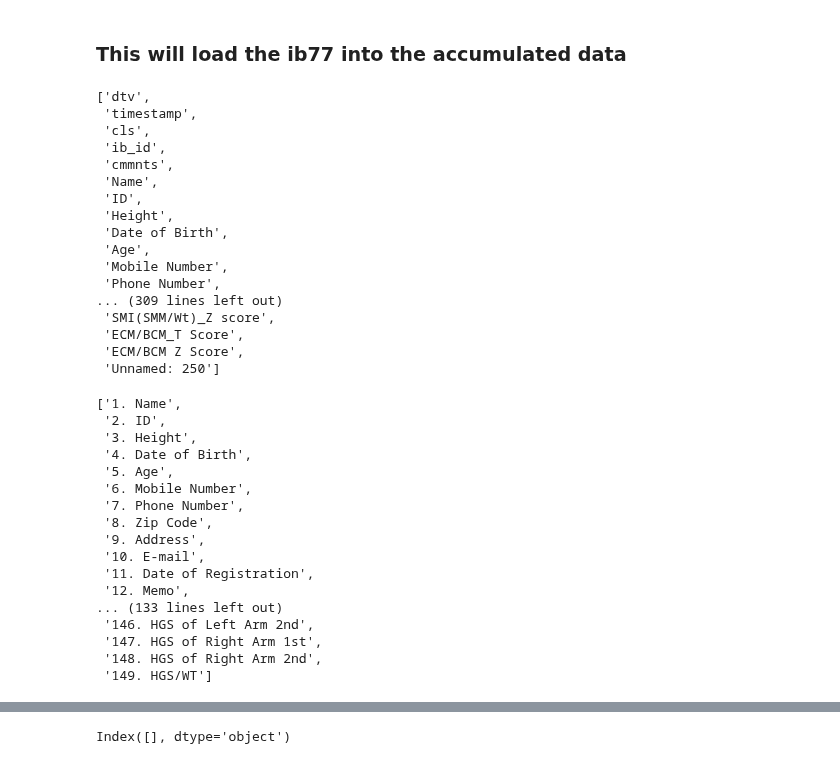
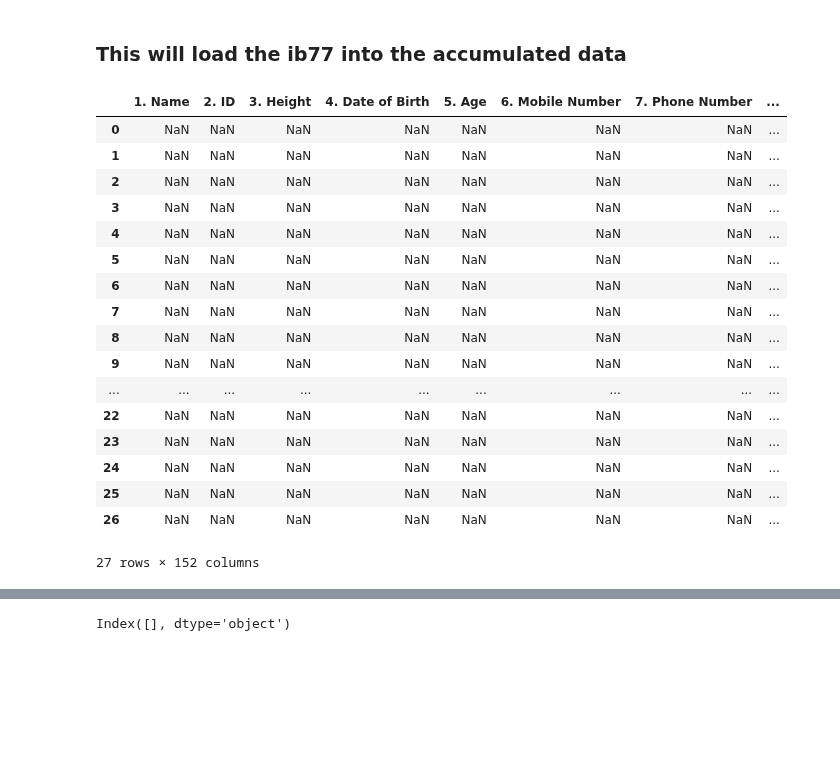
Before and after one commit to 1ratlabs/JL_2, a Jupyter notebook: ib_fls_import.ipynb, the cells around one changed output, grey strips where cells are left out. Saved outputs shown, nothing was run; the diff lists cells and outputs as text; code cells hidden in the pictures; blank space fills up the shorter version.

```diff
--- a/ib_fls_import.ipynb
+++ b/ib_fls_import.ipynb
@@ -370,10 +356,11 @@ df_m_ib_tst_nms
 ### ib77:  This segment reads the data from the Excel file_ib77 and computes the names of the column heads, strips them of numbers, puts them in a List, and records them in a pickle. *ib77_raw_nms*
 # %%
 # loads the new from the 770
-ib77_raw = universal_import(
+df_ib77_raw = universal_import(
     folder_path="/home/bhuns/JL_2/data/ib77",
     pattern="*"
 )
+# verify df_ib77_raw
 # %% [output]
 ✅ Loaded 091725_20251225081906.csv with utf-8
 ✅ Loaded 091725_20251213054921.csv with utf-8
@@ -512,47 +488,33 @@ with open("ib97_raw_nms.pkl", "rb") as f:
 ### This will load the ib77 into the accumulated data
 # %%
 df_m_ib_tst_nms = list(df_m_ib_tst.columns)
-# verify
-df_m_ib_tst_nms
+# verify df_m_ib_tst_nms
-# %% [output]
-['dtv',
- 'timestamp',
- 'cls',
- 'ib_id',
- 'cmmnts',
- 'Name',
- 'ID',
- 'Height',
- 'Date of Birth',
- 'Age',
- 'Mobile Number',
- 'Phone Number',
-... (309 lines left out)
- 'SMI(SMM/Wt)_Z score',
- 'ECM/BCM_T Score',
- 'ECM/BCM Z Score',
- 'Unnamed: 250']
 # %%
+# Calculate missing columns when IB77 raw data is appended to IB_tst Data frame
 ib77_raw_missing_cols = [col for col in ib77_raw.columns if col not in df_m_ib_tst_nms]
-# verify
-ib77_raw_missing_cols
+# verify ib77_raw_missing_cols
-# %% [output]
-['1. Name',
- '2. ID',
- '3. Height',
- '4. Date of Birth',
- '5. Age',
- '6. Mobile Number',
- '7. Phone Number',
- '8. Zip Code',
- '9. Address',
- '10. E-mail',
- '11. Date of Registration',
- '12. Memo',
-... (133 lines left out)
- '146. HGS of Left Arm 2nd',
- '147. HGS of Right Arm 1st',
- '148. HGS of Right Arm 2nd',
- '149. HGS/WT']
+# %%
+for col in ib77_raw_missing_cols:
+    ib77_raw[col] = np.nan
+ib77_raw              # ["ECW/TBW"]
+# %% [output]
+|  | 1. Name | 2. ID | 3. Height | 4. Date of Birth | 5. Age | 6. Mobile Number | 7. Phone Number | ... |
+| 0 | NaN | NaN | NaN | NaN | NaN | NaN | NaN | ... |
+| 1 | NaN | NaN | NaN | NaN | NaN | NaN | NaN | ... |
+| 2 | NaN | NaN | NaN | NaN | NaN | NaN | NaN | ... |
+| 3 | NaN | NaN | NaN | NaN | NaN | NaN | NaN | ... |
+| 4 | NaN | NaN | NaN | NaN | NaN | NaN | NaN | ... |
+| 5 | NaN | NaN | NaN | NaN | NaN | NaN | NaN | ... |
+| 6 | NaN | NaN | NaN | NaN | NaN | NaN | NaN | ... |
+| 7 | NaN | NaN | NaN | NaN | NaN | NaN | NaN | ... |
+| 8 | NaN | NaN | NaN | NaN | NaN | NaN | NaN | ... |
+| 9 | NaN | NaN | NaN | NaN | NaN | NaN | NaN | ... |
+| ... | ... | ... | ... | ... | ... | ... | ... | ... |
+| 22 | NaN | NaN | NaN | NaN | NaN | NaN | NaN | ... |
+| 23 | NaN | NaN | NaN | NaN | NaN | NaN | NaN | ... |
+| 24 | NaN | NaN | NaN | NaN | NaN | NaN | NaN | ... |
+| 25 | NaN | NaN | NaN | NaN | NaN | NaN | NaN | ... |
+| 26 | NaN | NaN | NaN | NaN | NaN | NaN | NaN | ... |
+27 rows × 152 columns
 # %%
 ib77_raw_missing_cols = [col for col in ib77_raw.columns if col not in df_m_ib_tst_nms]
```
Also changed, not shown: parts of 39 cells of this notebook.
